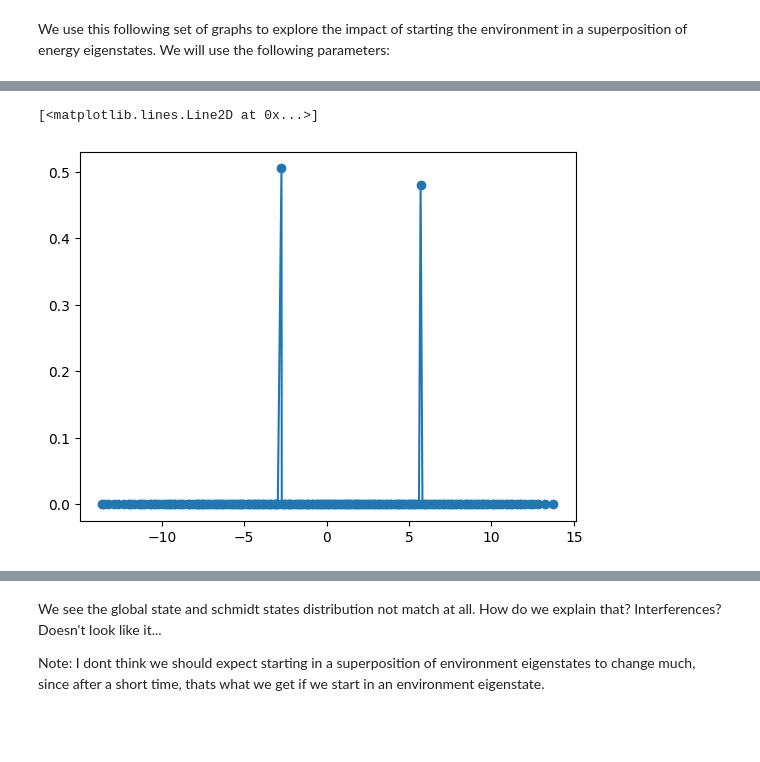
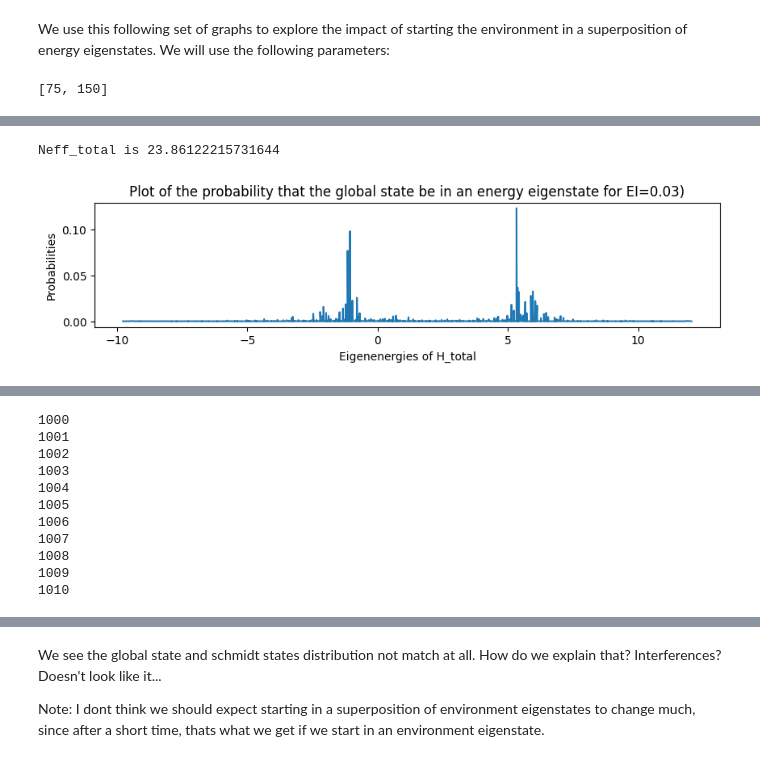
Before and after one commit to MarinAndreGirard/Quantum_Branching, a Jupyter notebook: All_at_once.ipynb, the cells around one changed output, grey strips where cells are left out. Drawn from its saved outputs; the diff is of its cells as text; code cells hidden in the pictures; blank space fills up the shorter version.

```diff
--- a/All_at_once.ipynb
+++ b/All_at_once.ipynb
@@ -222,5 +193,6 @@ tmax= 10
 ind_nb = 100
 w=0.3
 env = [75,150]
-result, tlist, H_q, H_system_2, H_system_1_ext, H_system_2_ext, H_interaction, H_total, ket_0, ket_1, initial_state_system_2 = generate_result_envi_superpo(d1,d2,w, E_spacing, Int_strength, tmax, ind_nb,0,env)
-eigenenergies_total, eigenstates_total = H_total.eigenstates()
+all_at_once(d1,d2,E_spacing, Int_strength,tmax,ind_nb,w,env)
+# %% [output]
+[75, 150]
@@ -226,0 +200,2 @@ eigenenergies_total, eigenstates_total = H_total.eigenstates()
+Neff_total is 23.86122215731644
+[figure, added]
@@ -226,0 +203,11 @@ eigenenergies_total, eigenstates_total = H_total.eigenstates()
+1000
+1001
+1002
+1003
+1004
+1005
+1006
+1007
+1008
+1009
+1010
@@ -227,14 +221,0 @@ eigenenergies_total, eigenstates_total = H_total.eigenstates()
-# %%
-#checking that the environemnt mixing works
-# Eigenstates and eigenenergies
-eigenenergies_system_2, eigenstates_system_2 = H_system_2.eigenstates()
-eigenenergies_system_total, eigenstates_system_total = H_total.eigenstates()
-eigenenergies_system_1, eigenstates_system_1 = H_q.eigenstates()
-
-time_index = 1  # Define the time index
-s0 = compute_schmidt_states_new(result, time_index)[1][0]
-schmidt_coefficients0 = [abs(np.vdot(s0, eigenstate)) ** 2 for eigenstate in eigenstates_system_2]
-plt.plot(eigenenergies_system_2, schmidt_coefficients0, marker='o', label=f'Energy {eigenenergies_system_2}')
-# %% [output]
-[<matplotlib.lines.Line2D at 0x...>]
-[figure, removed]
```
Also changed, not shown: parts of 15 cells of this notebook, 1 other file.
